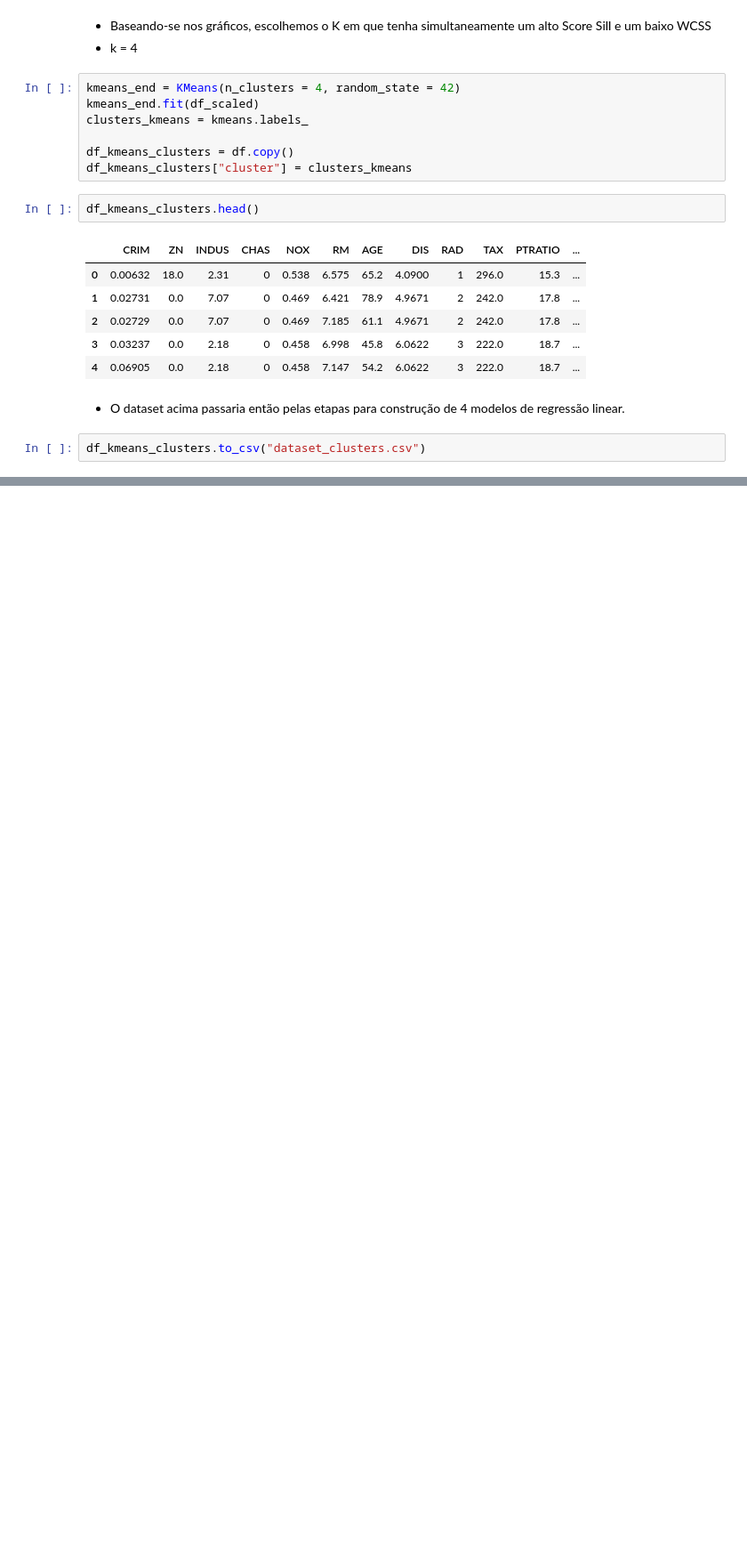
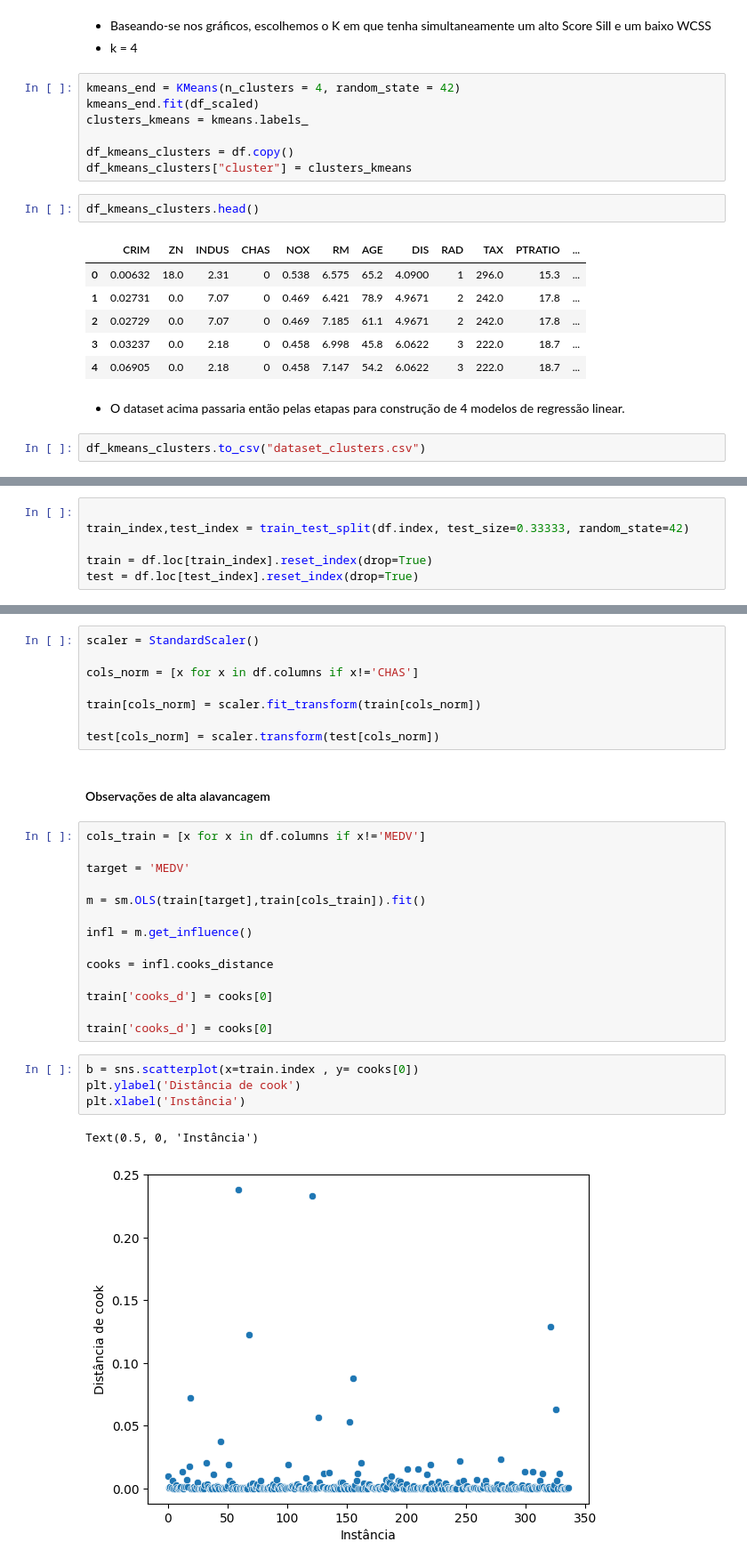
Before and after one commit to VKLac/ia_industria_task3, a Jupyter notebook: Clustering.ipynb, the cells around one changed output, grey strips where cells are left out. Shown: that part at 89% size. Saved outputs shown, nothing was run; the diff lists cells and outputs as text; blank space fills up the shorter version.

```diff
--- a/Clustering.ipynb
+++ b/Clustering.ipynb
@@ -199,0 +287,6 @@ df_kmeans_clusters.to_csv("dataset_clusters.csv")
+# %%
+
+train_index,test_index = train_test_split(df.index, test_size=0.33333, random_state=42)
+
+train = df.loc[train_index].reset_index(drop=True)
+test = df.loc[test_index].reset_index(drop=True)
@@ -199,0 +295,31 @@ df_kmeans_clusters.to_csv("dataset_clusters.csv")
+# %%
+scaler = StandardScaler()
+
+cols_norm = [x for x in df.columns if x!='CHAS']
+
+train[cols_norm] = scaler.fit_transform(train[cols_norm])
+
+test[cols_norm] = scaler.transform(test[cols_norm])
+# %% [markdown]
+#### Observações de alta alavancagem
+# %%
+cols_train = [x for x in df.columns if x!='MEDV']
+
+target = 'MEDV'
+
+m = sm.OLS(train[target],train[cols_train]).fit()
+
+infl = m.get_influence()
+
+cooks = infl.cooks_distance
+
+train['cooks_d'] = cooks[0]
+
+train['cooks_d'] = cooks[0]
+# %%
+b = sns.scatterplot(x=train.index , y= cooks[0])
+plt.ylabel('Distância de cook')
+plt.xlabel('Instância')
+# %% [output]
+Text(0.5, 0, 'Instância')
+[figure, added]
```
Also changed, not shown: parts of 47 cells of this notebook.
